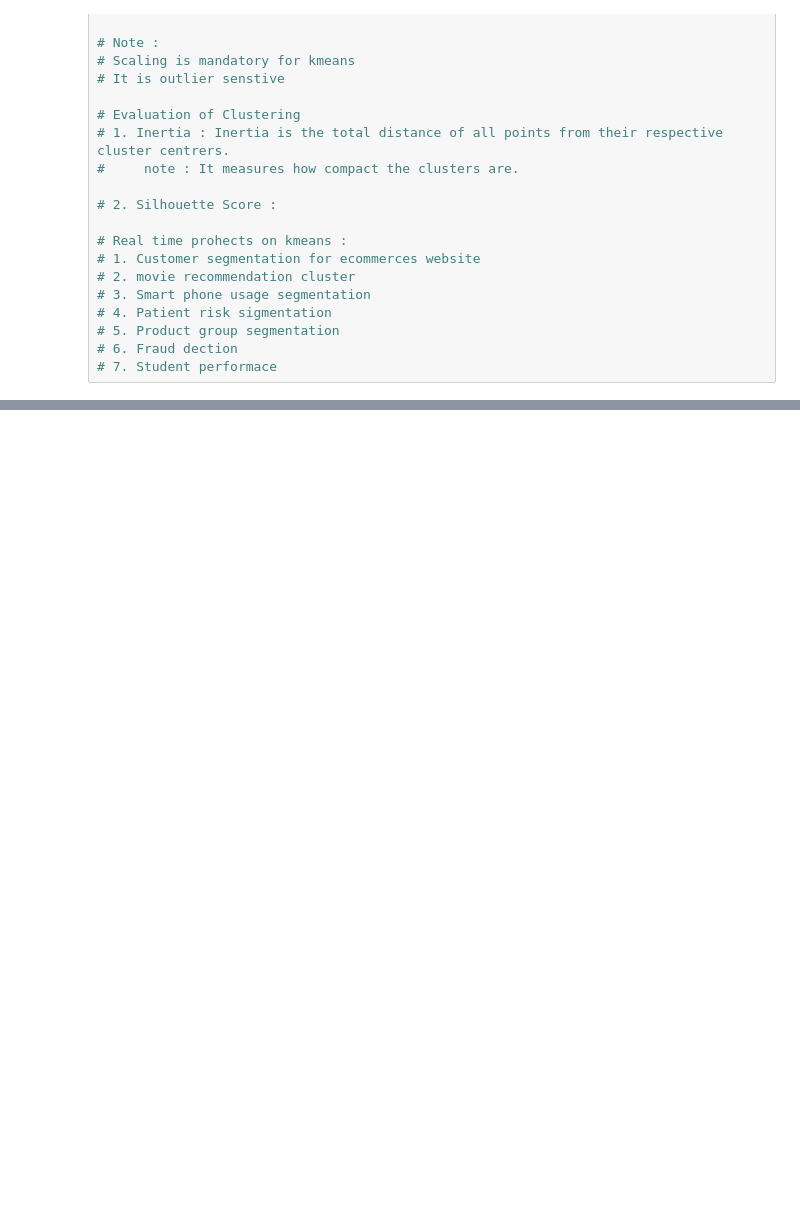
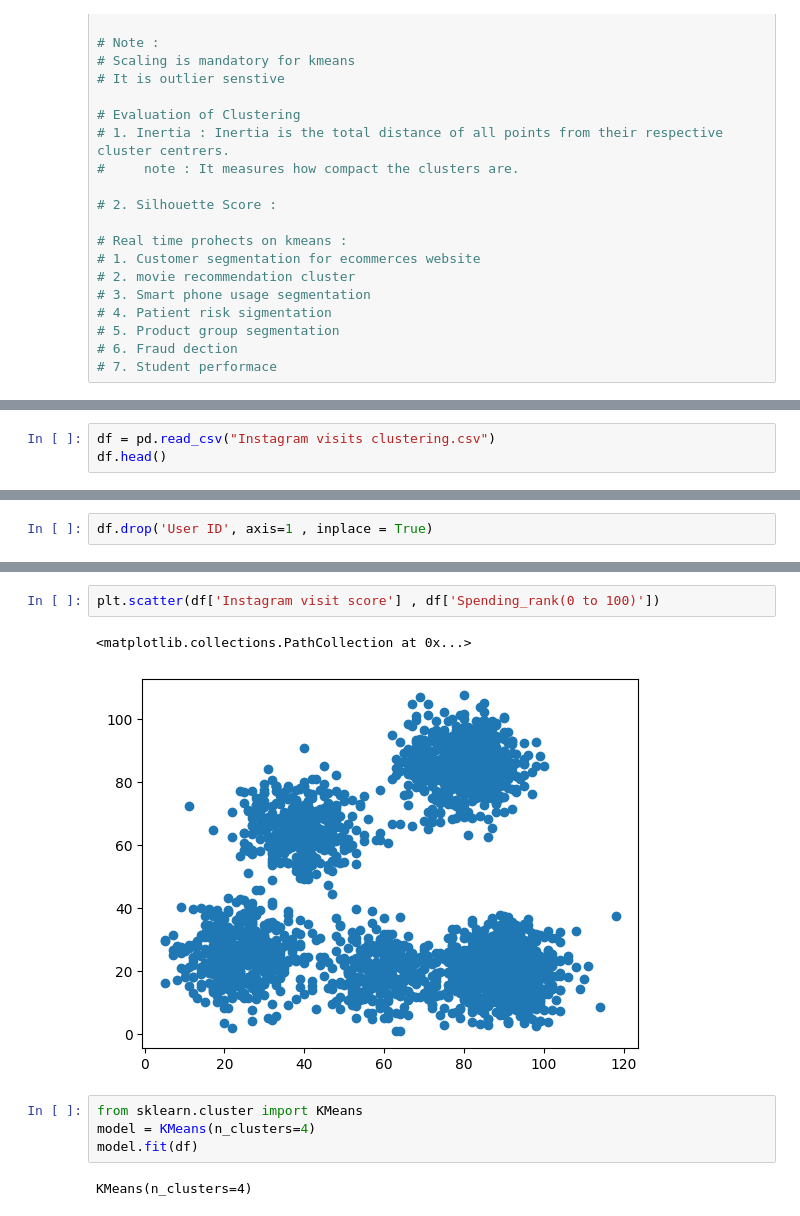
Before and after one commit to Sri-Harsha-ka/TekWorkWeeklyTasks, a Jupyter notebook: HS5_UnsupervisedLearning/KMeans.ipynb, the cells around one changed output, grey strips where cells are left out. Cells and saved outputs as stored; diff of their text form; blank space fills up the shorter version.

Commit message:
Kmeans Done Mrg session

```diff
--- a/HS5_UnsupervisedLearning/KMeans.ipynb
+++ b/HS5_UnsupervisedLearning/KMeans.ipynb
@@ -47,0 +49,3 @@ import numpy as np
+# %%
+df = pd.read_csv("Instagram visits clustering.csv")
+df.head()
@@ -47,0 +72,2 @@ import numpy as np
+# %%
+df.drop('User ID', axis=1 , inplace = True)
@@ -47,0 +86,11 @@ import numpy as np
+# %%
+plt.scatter(df['Instagram visit score'] , df['Spending_rank(0 to 100)'])
+# %% [output]
+<matplotlib.collections.PathCollection at 0x...>
+[figure, added]
+# %%
+from sklearn.cluster import KMeans
+model = KMeans(n_clusters=4)
+model.fit(df)
+# %% [output]
+KMeans(n_clusters=4)
```
Also changed, not shown: parts of 11 cells of this notebook.
